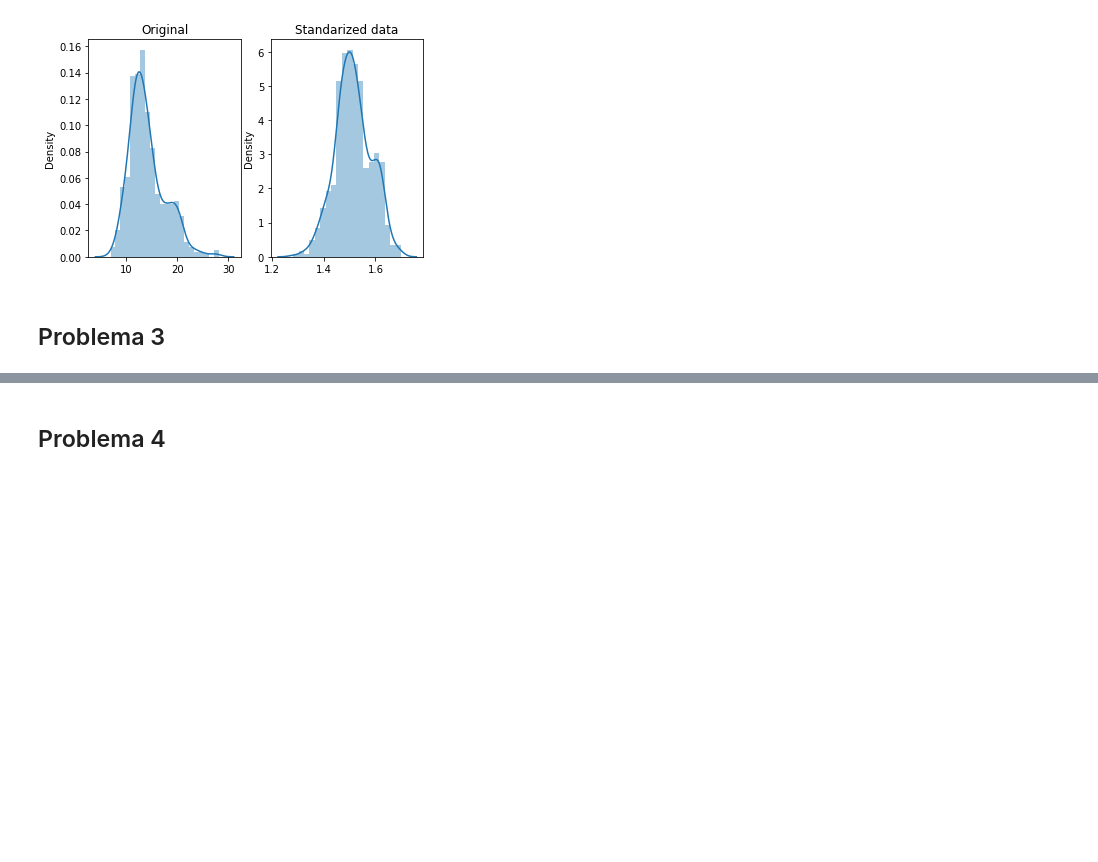
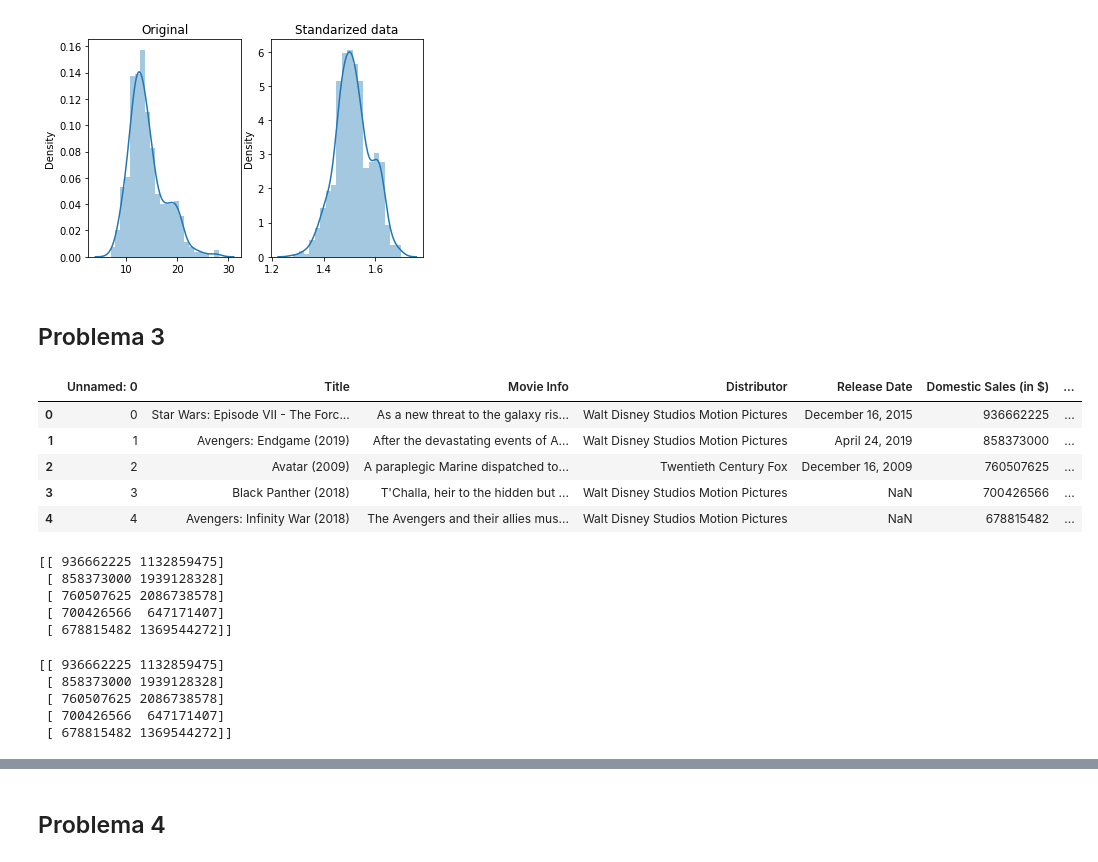
Before and after one commit to CoolfaceJerkCity/PythonIntermedio2022, a Jupyter notebook: Lec6_Preprocessing.ipynb, the cells around one changed output, grey strips where cells are left out. Cells and saved outputs as stored; diff of their text form; code cells hidden in the pictures; blank space fills up the shorter version.

```diff
--- a/Lec6_Preprocessing.ipynb
+++ b/Lec6_Preprocessing.ipynb
@@ -88,0 +98,35 @@ plt.show()
+# %%
+# Para la data de movies realice normalization
+import pandas as pd
+df_movies = pd.read_csv("https://raw.githubusercontent.com/pedrorotta/PythonIntermedio2022/main/clase5/movies.csv")
+display(df_movies.head())
+# %% [output]
+|  | Unnamed: 0 | Title | Movie Info | Distributor | Release Date | Domestic Sales (in $) | ... |
+| 0 | 0 | Star Wars: Episode VII - The Forc... | As a new threat to the galaxy ris... | Walt Disney Studios Motion Pictures | December 16, 2015 | 936662225 | ... |
+| 1 | 1 | Avengers: Endgame (2019) | After the devastating events of A... | Walt Disney Studios Motion Pictures | April 24, 2019 | 858373000 | ... |
+| 2 | 2 | Avatar (2009) | A paraplegic Marine dispatched to... | Twentieth Century Fox | December 16, 2009 | 760507625 | ... |
+| 3 | 3 | Black Panther (2018) | T'Challa, heir to the hidden but ... | Walt Disney Studios Motion Pictures | NaN | 700426566 | ... |
+| 4 | 4 | Avengers: Infinity War (2018) | The Avengers and their allies mus... | Walt Disney Studios Motion Pictures | NaN | 678815482 | ... |
+# %%
+#Crear un subconjunto con las 2 columnas : Domestic Sales e International Sales
+import numpy as np
+Dom_salesarr = df_movies['Domestic Sales (in $)']
+Int_salesarr = df_movies['International Sales (in $)']
+X_features= np.c_[Dom_salesarr,Int_salesarr]
+
+print(X_features[:5,:])
+# %% [output]
+[[ 936662225 1132859475]
+ [ 858373000 1939128328]
+ [ 760507625 2086738578]
+ [ 700426566  647171407]
+ [ 678815482 1369544272]]
+# %%
+x1 = np.array(df_movies[['Domestic Sales (in $)','International Sales (in $)']])
+print(x1[:5,:])
+# %% [output]
+[[ 936662225 1132859475]
+ [ 858373000 1939128328]
+ [ 760507625 2086738578]
+ [ 700426566  647171407]
+ [ 678815482 1369544272]]
```
Also changed, not shown: parts of 19 cells of this notebook.
